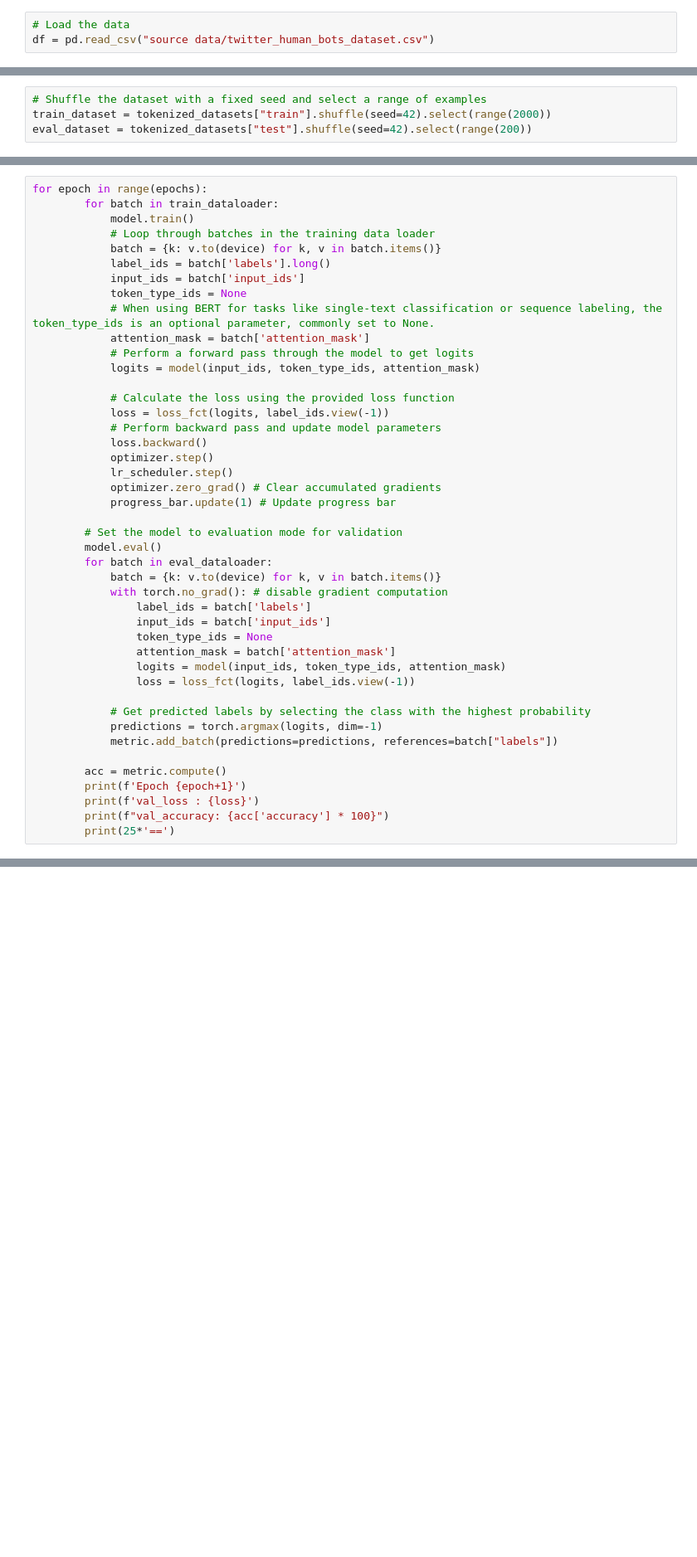
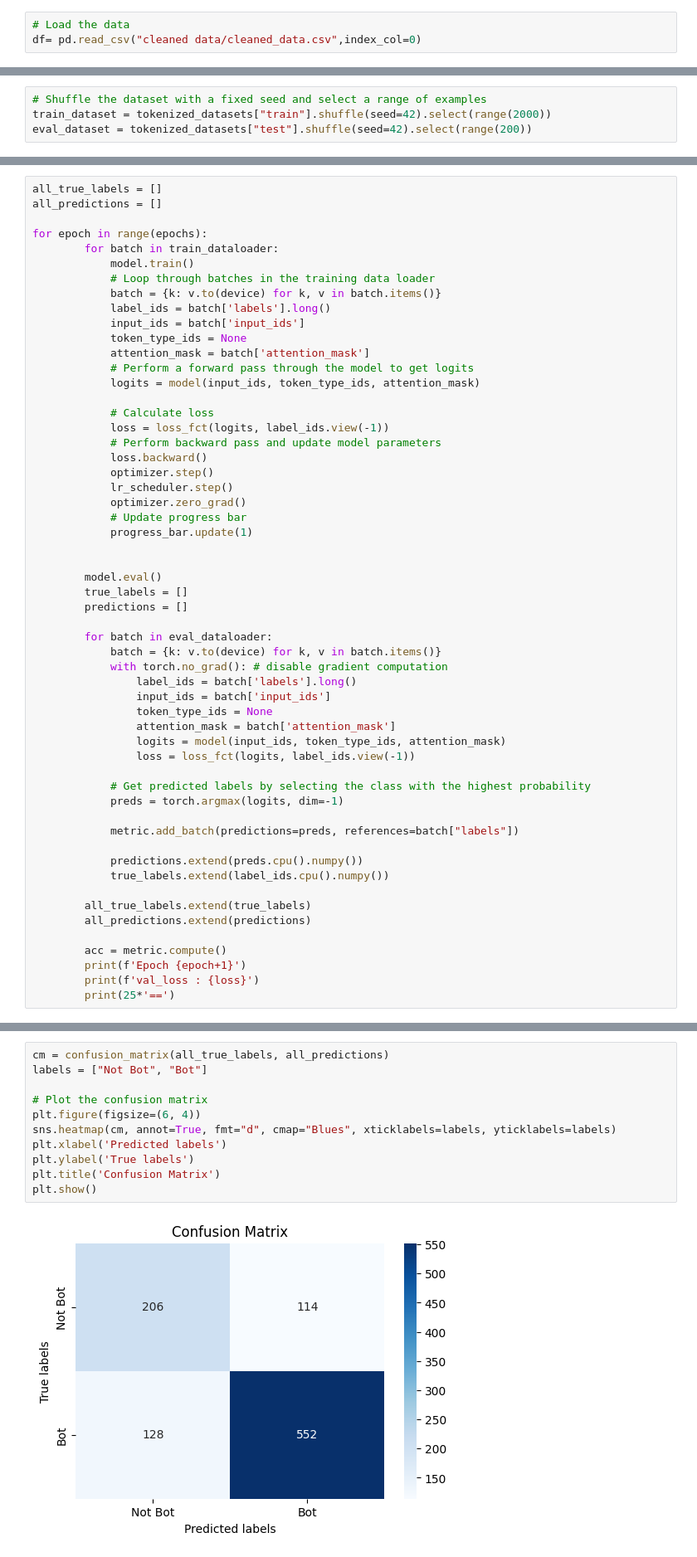
Before and after one commit to wennwei/bt4222, a Jupyter notebook: sentiment_analysis_model.ipynb, the cells around one changed output, grey strips where cells are left out. Shown: that part at 83% size. Cells and saved outputs as stored; diff of their text form; blank space fills up the shorter version.

```diff
--- a/sentiment_analysis_model.ipynb
+++ b/sentiment_analysis_model.ipynb
@@ -11,7 +30,7 @@ import warnings
 warnings.simplefilter(action='ignore', category=FutureWarning)
 # %%
 # Load the data
-df = pd.read_csv("source data/twitter_human_bots_dataset.csv")
+df= pd.read_csv("cleaned data/cleaned_data.csv",index_col=0)
 # %%
 # Check cuda status
 is_cuda = torch.cuda.is_available()
@@ -189,6 +191,9 @@ name="linear", optimizer=optimizer, num_warmup_steps=0, num_training_steps=num_t
 metric = evaluate.load("accuracy")
 progress_bar = tqdm(range(num_training_steps))
 # %%
+all_true_labels = []
+all_predictions = []
+
 for epoch in range(epochs):
         for batch in train_dataloader:
             model.train()
@@ -197,26 +202,29 @@ for epoch in range(epochs):
             label_ids = batch['labels'].long()
             input_ids = batch['input_ids']
             token_type_ids = None
-            # When using BERT for tasks like single-text classification or sequence labeling, the token_type_ids is an optional parameter, commonly set to None.
             attention_mask = batch['attention_mask']
             # Perform a forward pass through the model to get logits
             logits = model(input_ids, token_type_ids, attention_mask)
 
-            # Calculate the loss using the provided loss function
+            # Calculate loss
             loss = loss_fct(logits, label_ids.view(-1))
             # Perform backward pass and update model parameters
             loss.backward()
             optimizer.step()
             lr_scheduler.step()
-            optimizer.zero_grad() # Clear accumulated gradients
-            progress_bar.update(1) # Update progress bar
+            optimizer.zero_grad()
+            # Update progress bar
+            progress_bar.update(1)
 
-        # Set the model to evaluation mode for validation
+
         model.eval()
+        true_labels = []
+        predictions = []
+
         for batch in eval_dataloader:
             batch = {k: v.to(device) for k, v in batch.items()}
             with torch.no_grad(): # disable gradient computation
-                label_ids = batch['labels']
+                label_ids = batch['labels'].long()
                 input_ids = batch['input_ids']
                 token_type_ids = None
                 attention_mask = batch['attention_mask']
@@ -224,13 +232,19 @@ for epoch in range(epochs):
                 loss = loss_fct(logits, label_ids.view(-1))
 
             # Get predicted labels by selecting the class with the highest probability
-            predictions = torch.argmax(logits, dim=-1)
-            metric.add_batch(predictions=predictions, references=batch["labels"])
+            preds = torch.argmax(logits, dim=-1)
+
+            metric.add_batch(predictions=preds, references=batch["labels"])
+
+            predictions.extend(preds.cpu().numpy())
+            true_labels.extend(label_ids.cpu().numpy())
+
+        all_true_labels.extend(true_labels)
+        all_predictions.extend(predictions)
 
         acc = metric.compute()
         print(f'Epoch {epoch+1}')
         print(f'val_loss : {loss}')
-        print(f"val_accuracy: {acc['accuracy'] * 100}")
         print(25*'==')
 # %% [output]
 Epoch 1
@@ -255,0 +295,13 @@ val_accuracy: 79.5
+# %%
+cm = confusion_matrix(all_true_labels, all_predictions)
+labels = ["Not Bot", "Bot"]
+
+# Plot the confusion matrix
+plt.figure(figsize=(6, 4))
+sns.heatmap(cm, annot=True, fmt="d", cmap="Blues", xticklabels=labels, yticklabels=labels)
+plt.xlabel('Predicted labels')
+plt.ylabel('True labels')
+plt.title('Confusion Matrix')
+plt.show()
+# %% [output]
+[figure, added]
```
Also changed, not shown: parts of 23 cells of this notebook, 2 other files.
